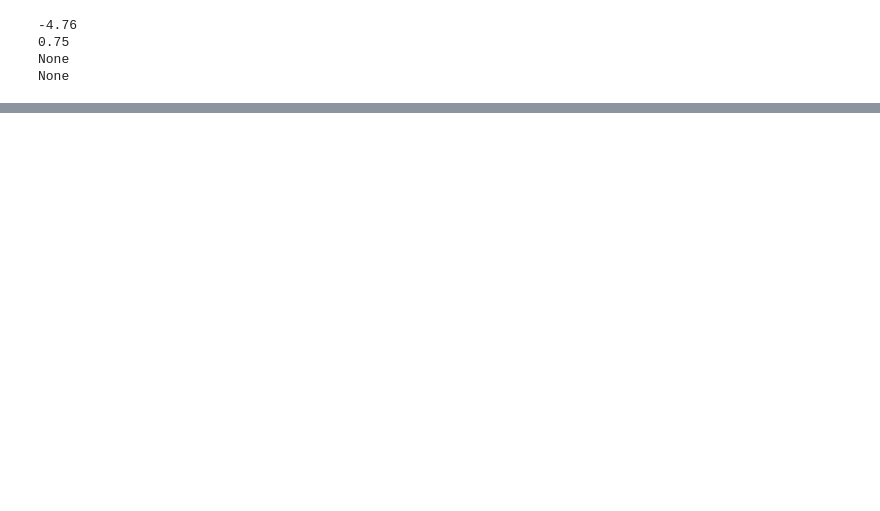
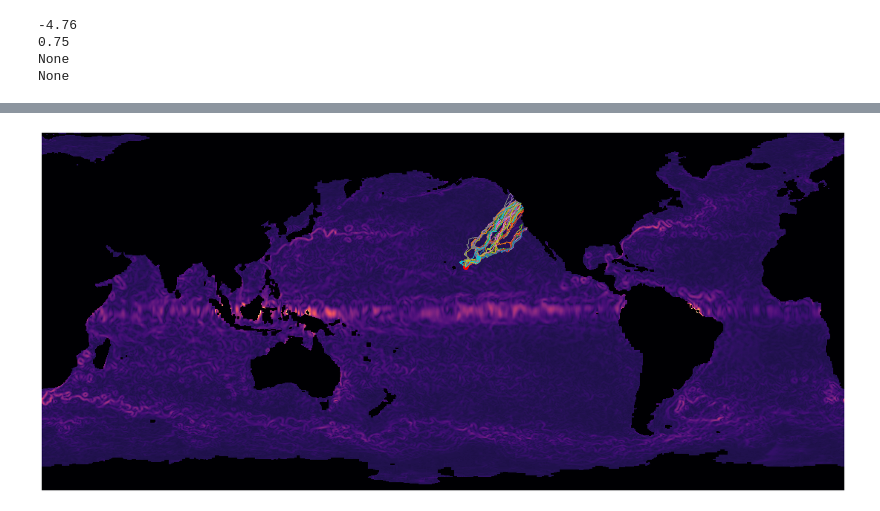
Before and after one commit to adarshramiyer/oceans, a Jupyter notebook: python/combined_forecasting.ipynb, the cells around one changed output, grey strips where cells are left out. Cells and saved outputs as stored; diff of their text form; code cells hidden in the pictures; blank space fills up the shorter version.

```diff
--- a/python/combined_forecasting.ipynb
+++ b/python/combined_forecasting.ipynb
@@ -77,0 +153,43 @@ def ll_to_wind_rc(lat, long):
+# %%
+# analysis of random perturbation effect
+
+fig, ax = plt.subplots(1, figsize=(21.6, 9.82))
+
+ax.imshow(current_mag, cmap='magma')
+
+step_scale_factor = 5
+random_scale_factor = 1.0
+
+latitude = 20.0
+longitude = -150.0
+
+init_r, init_c, init_y = ll_to_current_rc(latitude, longitude)
+
+terminate = False
+
+for o in range(100):
+    latitude = 20.0
+    longitude = -150.0
+    curr_map_c = []
+    curr_map_y = []
+    for i in range(50000):
+        c_r, c_c, c_y = ll_to_current_rc(latitude, longitude)
+        if (is_land[int(c_y)][int(c_c)] > 0):
+            break
+        curr_map_y.append(c_y)
+        curr_map_c.append(c_c)
+        du, dv = current_vector(latitude, longitude)
+        latitude += du * step_scale_factor + np.random.rand() * random_scale_factor
+        latitude %= 180.0
+        longitude += dv * step_scale_factor + np.random.rand() * random_scale_factor
+
+    ax.plot(curr_map_c, curr_map_y)
+
+ax.scatter(init_c, init_y, c='r', s=100)
+ax.set_axis_off()
+plt.subplots_adjust(top = 1, bottom = 0, right = 1, left = 0,
+            hspace = 0, wspace = 0)
+plt.margins(0, 0)
+#plt.savefig('random_perturbations.png')
+# %% [output]
+[figure, added]
```
Also changed, not shown: parts of 7 cells of this notebook, 2 other files.
